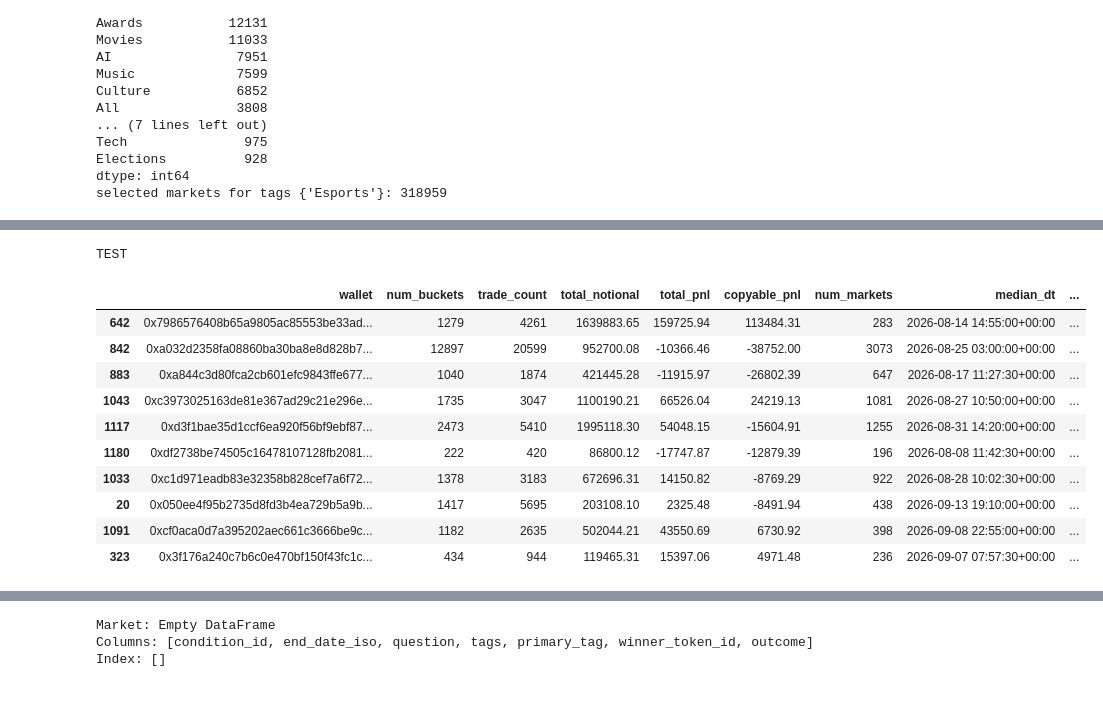
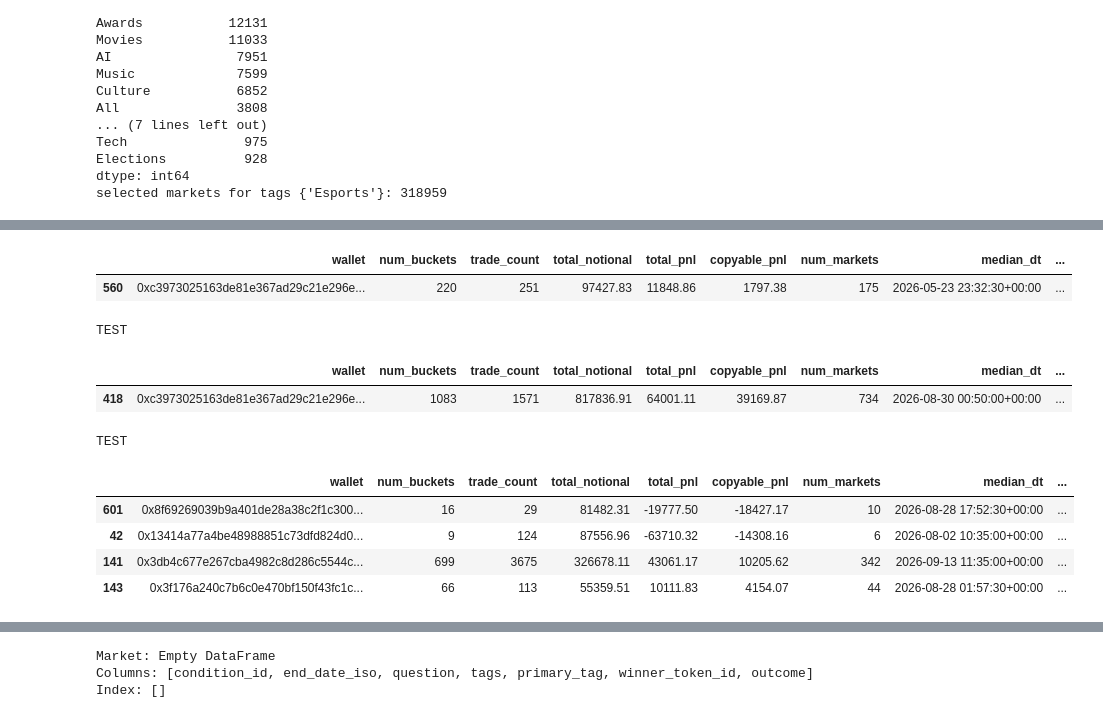
Before and after one commit to vobornij/polymarket, a Jupyter notebook: notebooks/flow/stage1_wallet_strategy_selection.ipynb, the cells around one changed output, grey strips where cells are left out. Drawn from its saved outputs; the diff is of its cells as text; code cells hidden in the pictures.

```diff
--- a/notebooks/flow/stage1_wallet_strategy_selection.ipynb
+++ b/notebooks/flow/stage1_wallet_strategy_selection.ipynb
@@ -480,8 +562,16 @@ elif "Politics" in TAGS:
     variant = "politics"
 else:
     variant = "weather"
-eligible_wallets = select_strategy_eligible(candidates, variant=variant)
-copyable_wallets = select_strategy_selection(candidates, variant=variant)
+
+# Two separate stat frames passed to the filter functions: the full
+# (non-filtered) stats drive the mask rules for now; the carved stats are
+# available as the second parameter for rule-level adjustments.
+eligible_wallets = select_strategy_eligible(
+    wallet_vol_train_full, wallet_vol_train, variant=variant
+)
+copyable_wallets = select_strategy_selection(
+    wallet_vol_train_full, wallet_vol_train, variant=variant
+)
 
 eligible_base = candidates[candidates['wallet'].isin(eligible_wallets)].copy()
 if eligible_base.empty:
@@ -515,12 +605,27 @@ if overlap:
 
 wallet_cohorts['multi_filter'] = wallet_cohorts['copyable_group'].copy()
 
-# Split the copyable group into 3 terciles by estimated_copyable_buy_sharpe
+# Split the copyable group into 3 terciles by estimated_copyable_buy_sharpe.
+# qcut raises when the values cannot form 3 unique bins (e.g. all-NaN sharpe
+# after heavy filtering); skip the split and keep empty tercile cohorts so
+# the summary print below still works.
 _sharpe = wallet_cohorts['copyable_group']['estimated_copyable_buy_sharpe']
-
-_terciles = pd.qcut(_sharpe, 3, labels=['copyable_buy_sharpe_low', 'copyable_buy_sharpe_mid', 'copyable_buy_sharpe_high'])
-for _label in _terciles.cat.categories:
-    wallet_cohorts[_label] = wallet_cohorts['copyable_group'][_terciles == _label].copy().reset_index(drop=True)
+_SHARPE_LABELS = ['copyable_buy_sharpe_low', 'copyable_buy_sharpe_mid', 'copyable_buy_sharpe_high']
+try:
+    _terciles = pd.qcut(_sharpe, 3, labels=_SHARPE_LABELS)
+except ValueError as _err:
+    _terciles = None
+    print(f"Sharpe terciles skipped: {_err}")
+    print(
+        f"  estimated_copyable_buy_sharpe: {_sharpe.notna().sum()}/{len(_sharpe)} valid, "
+        f"{_sharpe.dropna().nunique()} distinct values"
+    )
+for _label in _SHARPE_LABELS:
+    wallet_cohorts[_label] = (
+        wallet_cohorts['copyable_group'][_terciles == _label].copy().reset_index(drop=True)
+        if _terciles is not None
+        else wallet_cohorts['copyable_group'].iloc[0:0].copy()
+    )
 
 
 print(f"Base-eligible wallets: {len(eligible_base):,}")
@@ -528,5 +633,5 @@ print(f"Copyable candidates: {len(copyable_candidates):,}")
 print(f"Selected wallets (copyable group): {len(wallet_cohorts['copyable_group']):,} total copyable pnl {wallet_cohorts['copyable_group']['copyable_pnl'].sum()}")
 print(f"Selected wallets (predicting group): {len(wallet_cohorts['predicting_group']):,} total predicting group copyable pnl {wallet_cohorts['predicting_group']['copyable_pnl'].sum()}")
 print("Copyable sharpe terciles: " + ", ".join(f"{k}={len(wallet_cohorts[k])}" for k in ['copyable_buy_sharpe_low', 'copyable_buy_sharpe_mid', 'copyable_buy_sharpe_high']))
-wallet_cohorts['copyable_group'].sort_values('estimated_copyable_buy_sharpe', key=abs, ascending=False).head(36)
+wallet_cohorts['copyable_group'].sort_values('estimated_copyable_buy_sharpe', key=abs, ascending=False).head(30)
 # %% [output]
@@ -539,20 +661,26 @@ Series([], Name: estimated_copyable_buy_sharpe, dtype: float64)
+# %%
+wallet_vol_train[wallet_vol_train['wallet'] == '0xc3973025163de81e367ad29c21e296e51684bb3b']
+# %% [output]
+|  | wallet | num_buckets | trade_count | total_notional | total_pnl | copyable_pnl | num_markets | median_dt | ... |
+| 560 | 0xc3973025163de81e367ad29c21e296e... | 220 | 251 | 97427.83 | 11848.86 | 1797.38 | 175 | 2026-05-23 23:32:30+00:00 | ... |
+# %%
+print("TEST")
+wallet_vol_test[wallet_vol_test['wallet'] == '0xc3973025163de81e367ad29c21e296e51684bb3b']
+# %% [output]
+TEST
+|  | wallet | num_buckets | trade_count | total_notional | total_pnl | copyable_pnl | num_markets | median_dt | ... |
+| 418 | 0xc3973025163de81e367ad29c21e296e... | 1083 | 1571 | 817836.91 | 64001.11 | 39169.87 | 734 | 2026-08-30 00:50:00+00:00 | ... |
 # %%
-selected_wallets_vol = wallet_vol_test[wallet_vol_test['wallet'].isin(eligible_wallets)]
+selected_wallets_vol = wallet_vol_test[wallet_vol_test['wallet'].isin(wallet_cohorts['predicting_group'].wallet)]
 print("TEST")
 selected_wallets_vol.sort_values(by='copyable_pnl', key=abs, ascending=False).head(10)
 # %% [output]
 TEST
 |  | wallet | num_buckets | trade_count | total_notional | total_pnl | copyable_pnl | num_markets | median_dt | ... |
-| 642 | 0x7986576408b65a9805ac85553be33ad... | 1279 | 4261 | 1639883.65 | 159725.94 | 113484.31 | 283 | 2026-08-14 14:55:00+00:00 | ... |
-| 842 | 0xa032d2358fa08860ba30ba8e8d828b7... | 12897 | 20599 | 952700.08 | -10366.46 | -38752.00 | 3073 | 2026-08-25 03:00:00+00:00 | ... |
-| 883 | 0xa844c3d80fca2cb601efc9843ffe677... | 1040 | 1874 | 421445.28 | -11915.97 | -26802.39 | 647 | 2026-08-17 11:27:30+00:00 | ... |
-| 1043 | 0xc3973025163de81e367ad29c21e296e... | 1735 | 3047 | 1100190.21 | 66526.04 | 24219.13 | 1081 | 2026-08-27 10:50:00+00:00 | ... |
-| 1117 | 0xd3f1bae35d1ccf6ea920f56bf9ebf87... | 2473 | 5410 | 1995118.30 | 54048.15 | -15604.91 | 1255 | 2026-08-31 14:20:00+00:00 | ... |
-| 1180 | 0xdf2738be74505c16478107128fb2081... | 222 | 420 | 86800.12 | -17747.87 | -12879.39 | 196 | 2026-08-08 11:42:30+00:00 | ... |
-| 1033 | 0xc1d971eadb83e32358b828cef7a6f72... | 1378 | 3183 | 672696.31 | 14150.82 | -8769.29 | 922 | 2026-08-28 10:02:30+00:00 | ... |
-| 20 | 0x050ee4f95b2735d8fd3b4ea729b5a9b... | 1417 | 5695 | 203108.10 | 2325.48 | -8491.94 | 438 | 2026-09-13 19:10:00+00:00 | ... |
-| 1091 | 0xcf0aca0d7a395202aec661c3666be9c... | 1182 | 2635 | 502044.21 | 43550.69 | 6730.92 | 398 | 2026-09-08 22:55:00+00:00 | ... |
-| 323 | 0x3f176a240c7b6c0e470bf150f43fc1c... | 434 | 944 | 119465.31 | 15397.06 | 4971.48 | 236 | 2026-09-07 07:57:30+00:00 | ... |
+| 601 | 0x8f69269039b9a401de28a38c2f1c300... | 16 | 29 | 81482.31 | -19777.50 | -18427.17 | 10 | 2026-08-28 17:52:30+00:00 | ... |
+| 42 | 0x13414a77a4be48988851c73dfd824d0... | 9 | 124 | 87556.96 | -63710.32 | -14308.16 | 6 | 2026-08-02 10:35:00+00:00 | ... |
+| 141 | 0x3db4c677e267cba4982c8d286c5544c... | 699 | 3675 | 326678.11 | 43061.17 | 10205.62 | 342 | 2026-09-13 11:35:00+00:00 | ... |
+| 143 | 0x3f176a240c7b6c0e470bf150f43fc1c... | 66 | 113 | 55359.51 | 10111.83 | 4154.07 | 44 | 2026-08-28 01:57:30+00:00 | ... |
 # %%
 # ── Individual wallet inspection: PnL / copyable PnL variants / exposure ─────
 # Per wallet: two stacked subplots (train / test) with cumulative wallet PnL,
```
Also changed, not shown: parts of 24 cells of this notebook, 2 other files.
